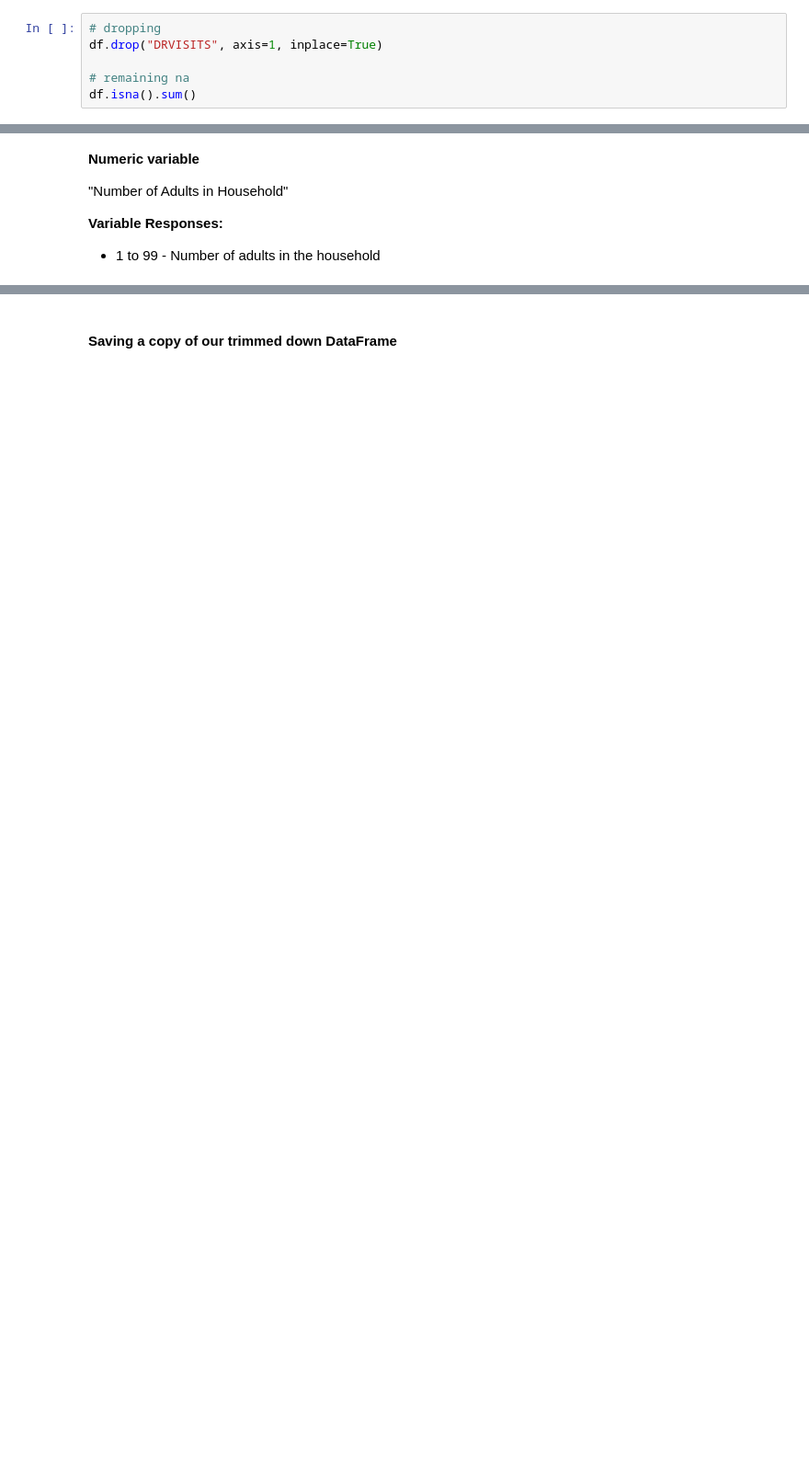
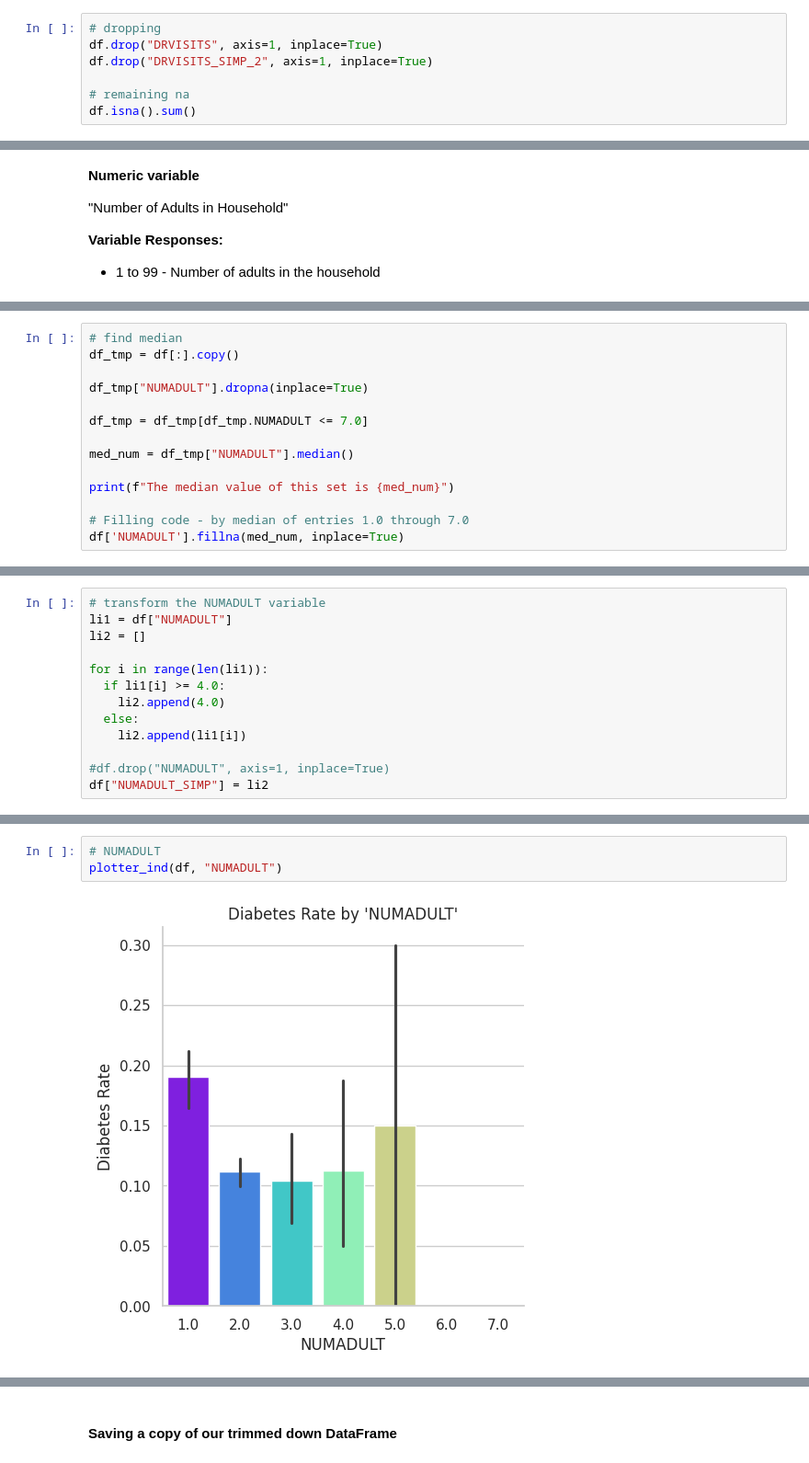
Before and after one commit to Chachi36/Diabetes-Factors-Demo-Notebook, a Jupyter notebook: Diabetes_Risk_Notebook.ipynb, the cells around one changed output, grey strips where cells are left out. Shown at 92% size. Cells and saved outputs as stored; diff of their text form; blank space fills up the shorter version.

```diff
--- a/Diabetes_Risk_Notebook.ipynb
+++ b/Diabetes_Risk_Notebook.ipynb
@@ -1785,6 +1719,7 @@ While the `'DRVISITS_SIMP'` did lose some of it's correlation (new value `'0.096
 # %%
 # dropping
 df.drop("DRVISITS", axis=1, inplace=True)
+df.drop("DRVISITS_SIMP_2", axis=1, inplace=True)
 
 # remaining na
 df.isna().sum()
@@ -1921,0 +1853,14 @@ We will revisit the idea of dropping this column when we chose our model.  Perha
+# %%
+# find median
+df_tmp = df[:].copy()
+
+df_tmp["NUMADULT"].dropna(inplace=True)
+
+df_tmp = df_tmp[df_tmp.NUMADULT <= 7.0]
+
+med_num = df_tmp["NUMADULT"].median()
+
+print(f"The median value of this set is {med_num}")
+
+# Filling code - by median of entries 1.0 through 7.0
+df['NUMADULT'].fillna(med_num, inplace=True)
@@ -1921,0 +1883,13 @@ We will revisit the idea of dropping this column when we chose our model.  Perha
+# %%
+# transform the NUMADULT variable
+li1 = df["NUMADULT"]
+li2 = []
+
+for i in range(len(li1)):
+  if li1[i] >= 4.0:
+    li2.append(4.0)
+  else:
+    li2.append(li1[i])
+
+#df.drop("NUMADULT", axis=1, inplace=True)
+df["NUMADULT_SIMP"] = li2
@@ -1921,0 +1919,5 @@ We will revisit the idea of dropping this column when we chose our model.  Perha
+# %%
+# NUMADULT
+plotter_ind(df, "NUMADULT")
+# %% [output]
+[figure, added]
```
Also changed, not shown: parts of 55 cells of this notebook.
